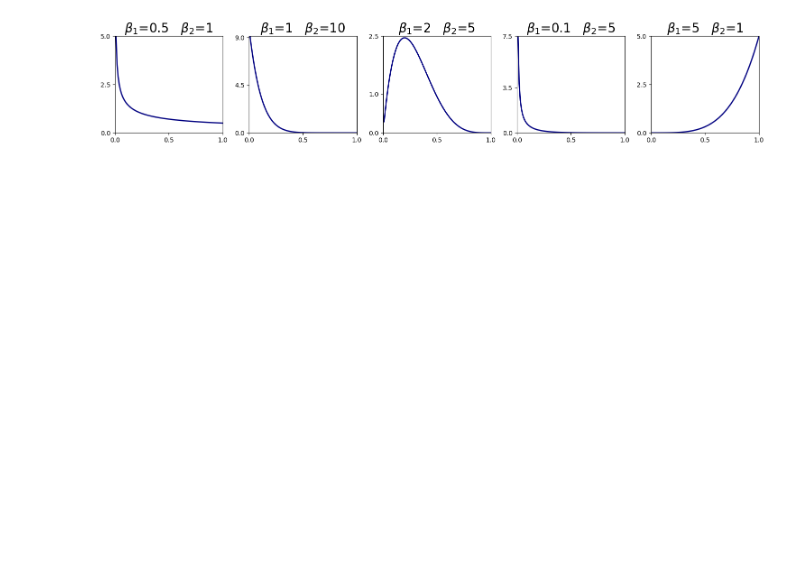
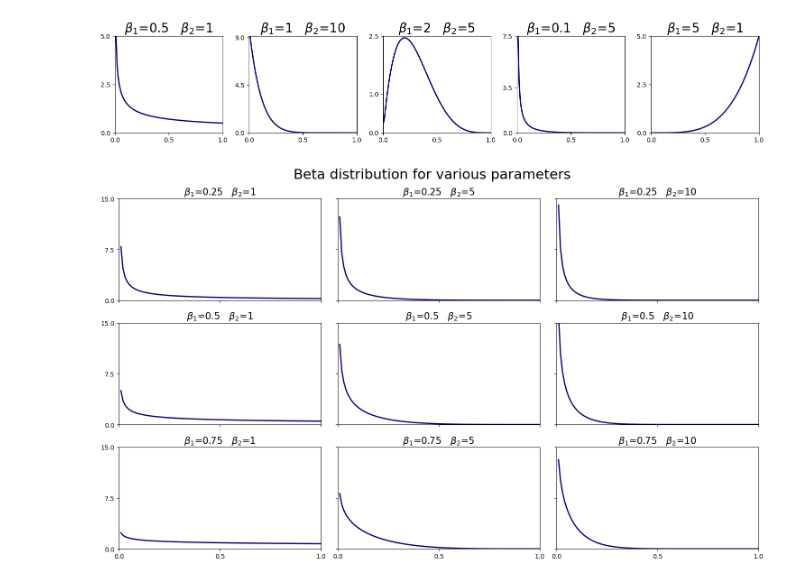
Before and after one commit to LenMetz/TabPFN-medical, a Jupyter notebook: prior_dev.ipynb, the cells around one changed output. Drawn from its saved outputs; the diff is of its cells as text; code cells hidden in the pictures; blank space fills up the shorter version.

```diff
--- a/prior_dev.ipynb
+++ b/prior_dev.ipynb
@@ -414,3 +438,29 @@ plt.show()
 fig.savefig("results/beta.eps")
 # %% [output]
 [figure]
+# %%
+import scipy
+b1s = [0.25,0.5,0.75]
+b2s = [1,5,10]
+fig, axs = plt.subplots(len(b1s), len(b2s), figsize=(15,9),sharex=True, sharey=True)#(len(b1s)*3, len(b2s)*3))
+x = np.linspace(0.01,1,100)
+for ii, b1 in enumerate(b1s):
+    for jj, b2 in enumerate(b2s):
+        y = scipy.stats.beta.pdf(x,b1,b2)
+        maxy =  np.max(y)
+        axs[ii,jj].tick_params(axis='both', which='major', labelsize=10)
+        axs[ii,jj].set_xlim(0.01, 1)  # Set x-axis limits
+        axs[ii,jj].set_ylim(0, 15)  # Set x-axis limits
+        axs[ii,jj].set_xticks([0,0.5,1])  # Set x-axis ticks
+        axs[ii,jj].set_yticks([0,7.5,15])  # Set x-axis ticks
+        #axs[ii,jj].set_yticks([0,round(0.5*maxy * 2) / 2,round(maxy * 2)/2])  # Set x-axis ticks
+        #axs[ii].set_yticks(y_ticks1)
+        axs[ii,jj].set(adjustable='box')#, aspect='equal')
+        axs[ii,jj].set_title(r"$\beta_1$="+str(b1)+ r"   $\beta_2$="+str(b2), fontsize=15)
+        axs[ii,jj].plot(x, y, linewidth=2, c="navy")
+fig.suptitle("Beta distribution for various parameters", fontsize=22)
+fig.tight_layout()
+plt.show()
+fig.savefig("results/beta.eps")
+# %% [output]
+[figure, added]
```
Also changed, not shown: parts of 6 cells of this notebook, 56 other files.
